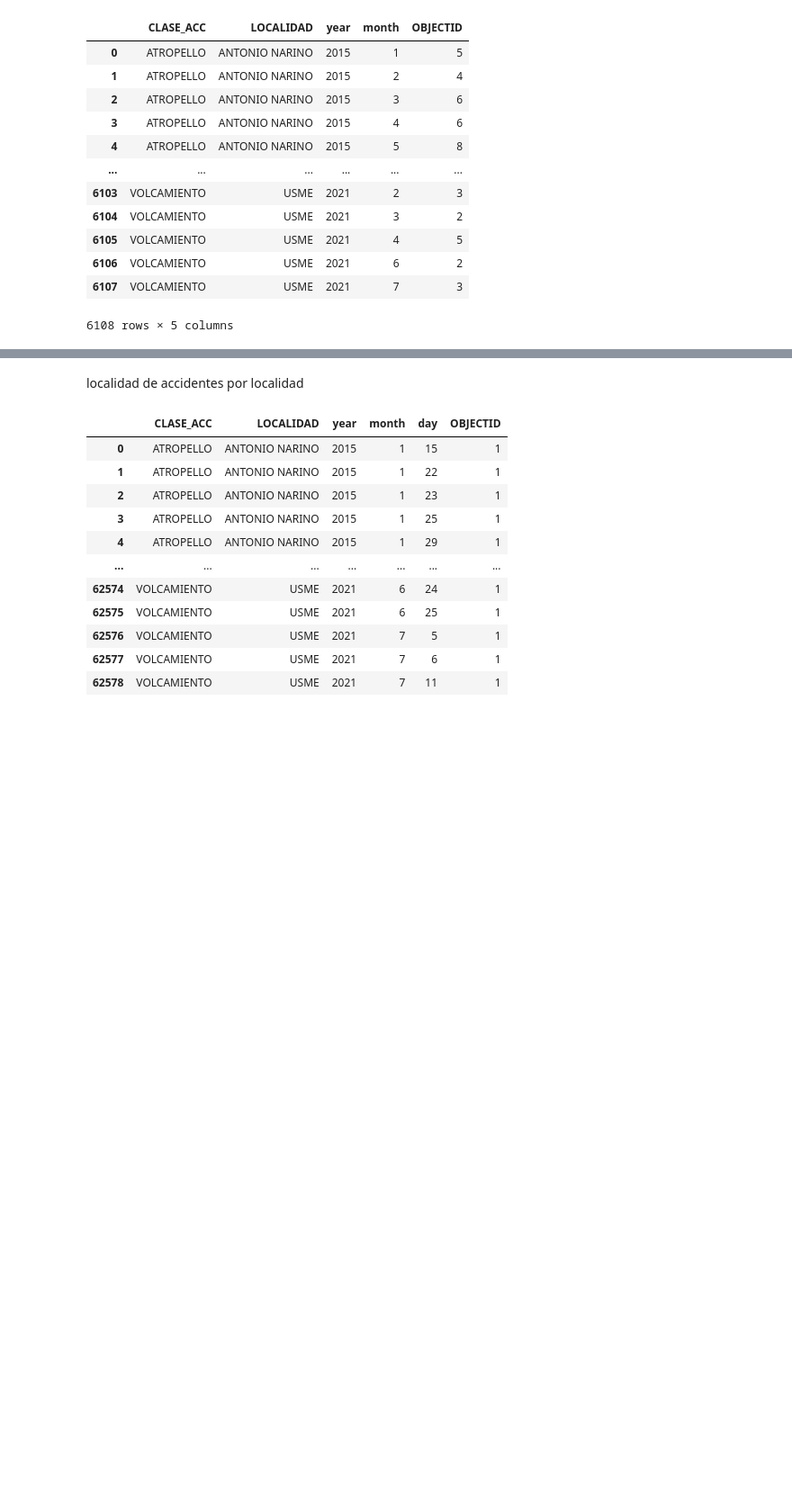
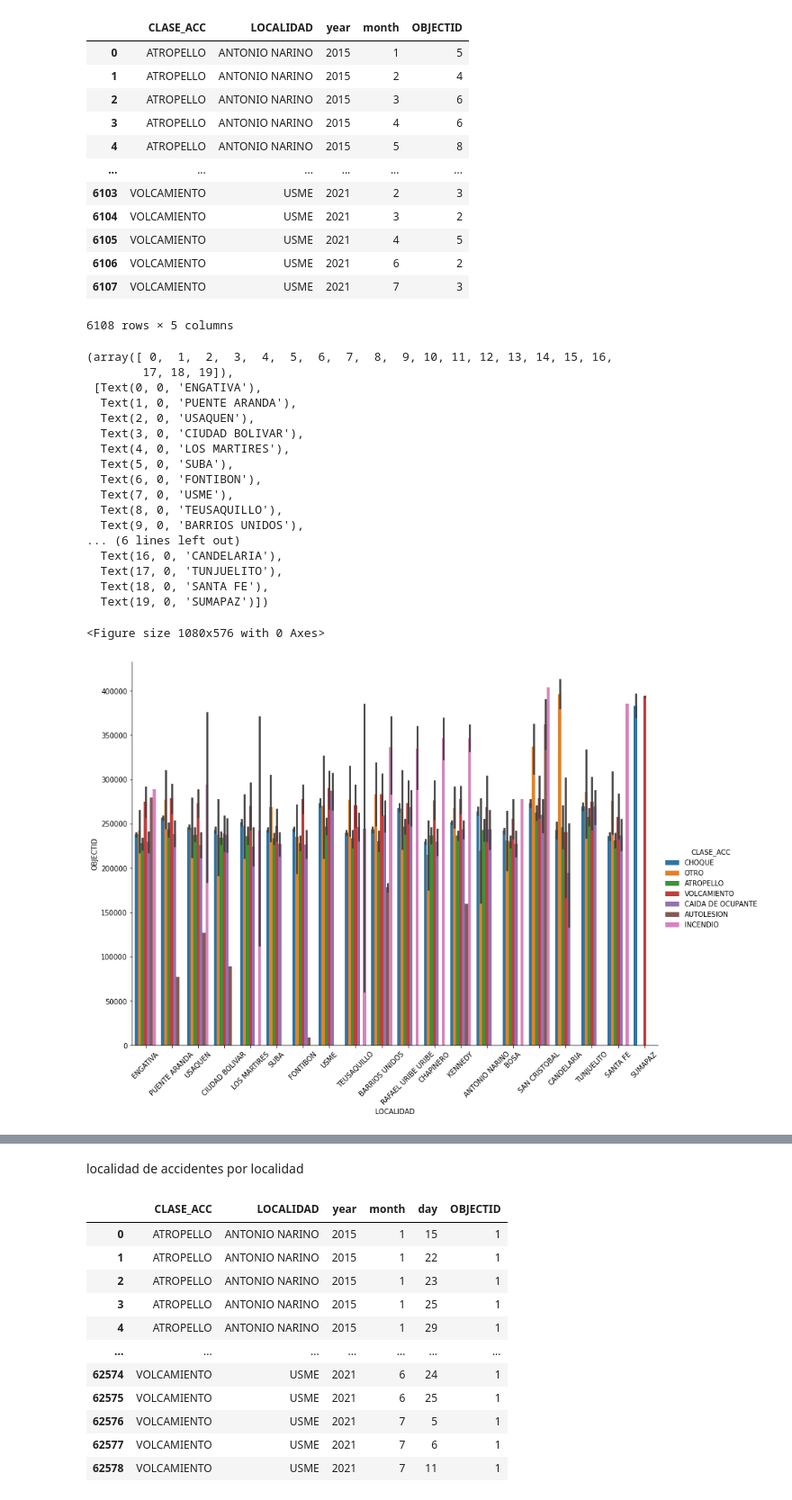
Before and after one commit to karinstefa/visual-analytics, a Jupyter notebook: Laboratorio-1/exploracion-datos.ipynb, the cells around one changed output, grey strips where cells are left out. Shown: that part at 90% size. Cells and saved outputs as stored; diff of their text form; code cells hidden in the pictures; blank space fills up the shorter version.

```diff
--- a/Laboratorio-1/exploracion-datos.ipynb
+++ b/Laboratorio-1/exploracion-datos.ipynb
@@ -85,6 +85,8 @@ df['year'] = pd.DatetimeIndex(df['FECHA_HORA_ACC']).year
 df['month'] = pd.DatetimeIndex(df['FECHA_HORA_ACC']).month
 # %%
 df['day'] = pd.DatetimeIndex(df['FECHA_HORA_ACC']).day
+# %%
+df['day_name'] = pd.DatetimeIndex(df['FECHA_HORA_ACC']).day_name()
 # %%
 df.head(3)
 # %% [output]
@@ -123,3 +125,29 @@ df.groupby(['CLASE_ACC','LOCALIDAD','year','month']).OBJECTID.count().reset_inde
 | 6106 | VOLCAMIENTO | USME | 2021 | 6 | 2 |
 | 6107 | VOLCAMIENTO | USME | 2021 | 7 | 3 |
 6108 rows × 5 columns
+# %%
+import matplotlib.pyplot as plt
+import seaborn as sns
+plt.figure(figsize = (15,8))
+ax = sns.catplot(x="LOCALIDAD", y="OBJECTID", hue="CLASE_ACC", kind="bar", data=df, height=8.27, aspect=25.7/18.27)
+plt.xticks(rotation=45)
+# %% [output]
+(array([ 0,  1,  2,  3,  4,  5,  6,  7,  8,  9, 10, 11, 12, 13, 14, 15, 16,
+        17, 18, 19]),
+ [Text(0, 0, 'ENGATIVA'),
+  Text(1, 0, 'PUENTE ARANDA'),
+  Text(2, 0, 'USAQUEN'),
+  Text(3, 0, 'CIUDAD BOLIVAR'),
+  Text(4, 0, 'LOS MARTIRES'),
+  Text(5, 0, 'SUBA'),
+  Text(6, 0, 'FONTIBON'),
+  Text(7, 0, 'USME'),
+  Text(8, 0, 'TEUSAQUILLO'),
+  Text(9, 0, 'BARRIOS UNIDOS'),
+... (6 lines left out)
+  Text(16, 0, 'CANDELARIA'),
+  Text(17, 0, 'TUNJUELITO'),
+  Text(18, 0, 'SANTA FE'),
+  Text(19, 0, 'SUMAPAZ')])
+<Figure size 1080x576 with 0 Axes>
+[figure, added]
```
Also changed, not shown: parts of 4 cells of this notebook.
